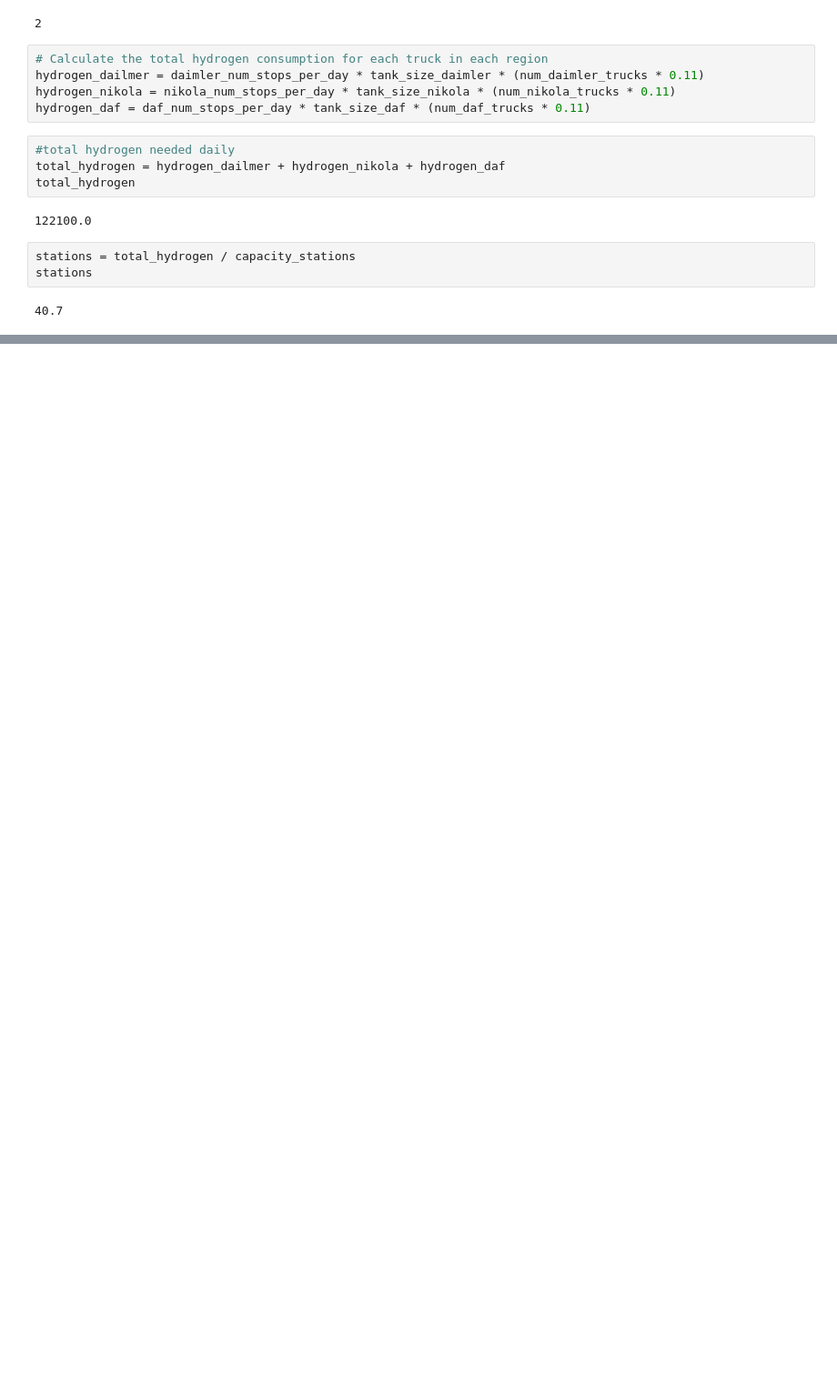
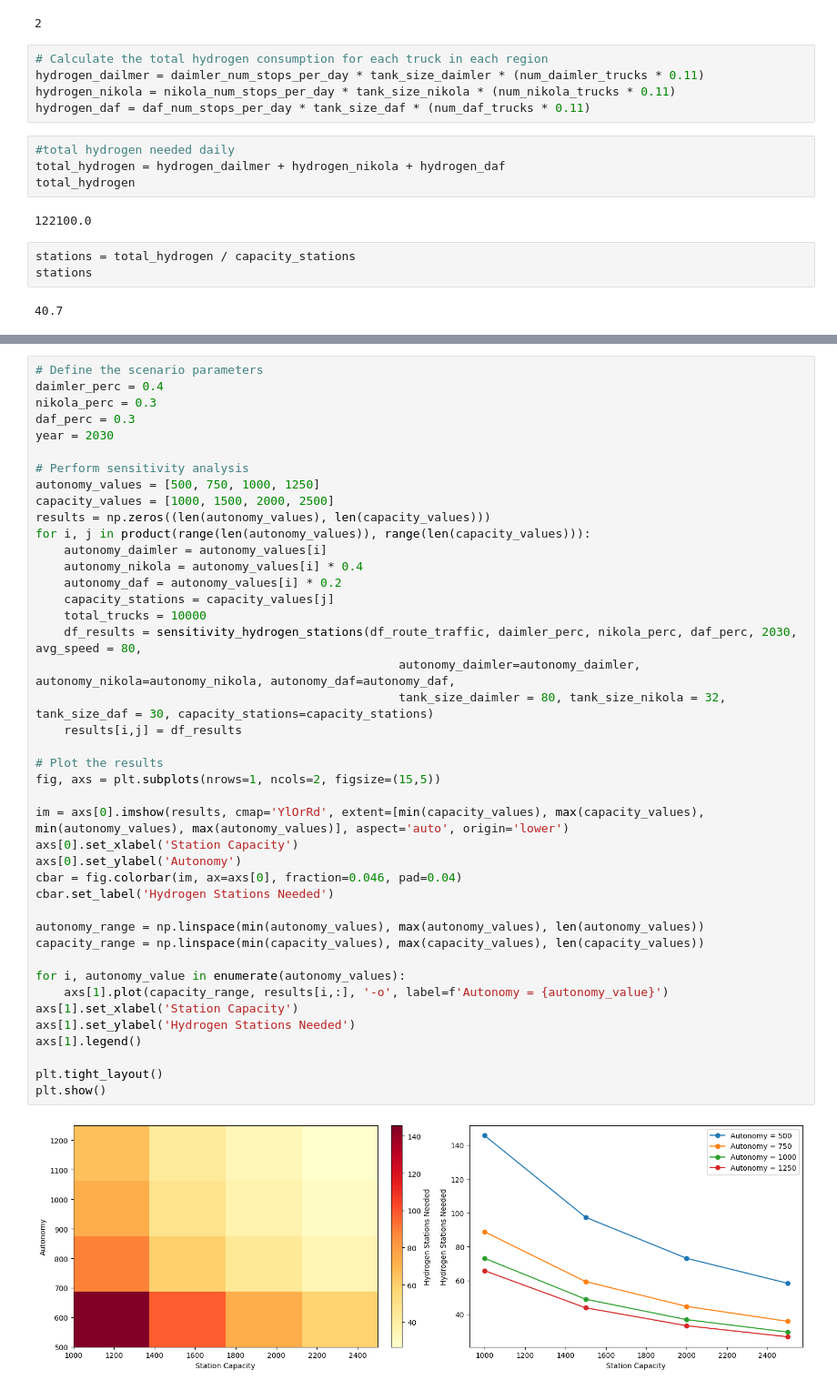
Before and after one commit to augustin-delabrosse/sustainability-challenge, a Jupyter notebook: NetworkAnalysis.ipynb, the cells around one changed output, grey strips where cells are left out. Shown at 91% size. Drawn from its saved outputs; the diff is of its cells as text; blank space fills up the shorter version.

```diff
--- a/NetworkAnalysis.ipynb
+++ b/NetworkAnalysis.ipynb
@@ -457,0 +634,44 @@ stations
+# %%
+# Define the scenario parameters
+daimler_perc = 0.4
+nikola_perc = 0.3
+daf_perc = 0.3
+year = 2030
+
+# Perform sensitivity analysis
+autonomy_values = [500, 750, 1000, 1250]
+capacity_values = [1000, 1500, 2000, 2500]
+results = np.zeros((len(autonomy_values), len(capacity_values)))
+for i, j in product(range(len(autonomy_values)), range(len(capacity_values))):
+    autonomy_daimler = autonomy_values[i]
+    autonomy_nikola = autonomy_values[i] * 0.4
+    autonomy_daf = autonomy_values[i] * 0.2
+    capacity_stations = capacity_values[j]
+    total_trucks = 10000
+    df_results = sensitivity_hydrogen_stations(df_route_traffic, daimler_perc, nikola_perc, daf_perc, 2030, avg_speed = 80,
+                                                   autonomy_daimler=autonomy_daimler, autonomy_nikola=autonomy_nikola, autonomy_daf=autonomy_daf,
+                                                   tank_size_daimler = 80, tank_size_nikola = 32, tank_size_daf = 30, capacity_stations=capacity_stations)
+    results[i,j] = df_results
+
+# Plot the results
+fig, axs = plt.subplots(nrows=1, ncols=2, figsize=(15,5))
+
+im = axs[0].imshow(results, cmap='YlOrRd', extent=[min(capacity_values), max(capacity_values), min(autonomy_values), max(autonomy_values)], aspect='auto', origin='lower')
+axs[0].set_xlabel('Station Capacity')
+axs[0].set_ylabel('Autonomy')
+cbar = fig.colorbar(im, ax=axs[0], fraction=0.046, pad=0.04)
+cbar.set_label('Hydrogen Stations Needed')
+
+autonomy_range = np.linspace(min(autonomy_values), max(autonomy_values), len(autonomy_values))
+capacity_range = np.linspace(min(capacity_values), max(capacity_values), len(capacity_values))
+
+for i, autonomy_value in enumerate(autonomy_values):
+    axs[1].plot(capacity_range, results[i,:], '-o', label=f'Autonomy = {autonomy_value}')
+axs[1].set_xlabel('Station Capacity')
+axs[1].set_ylabel('Hydrogen Stations Needed')
+axs[1].legend()
+
+plt.tight_layout()
+plt.show()
+# %% [output]
+[figure, added]
```
Also changed, not shown: parts of 10 cells of this notebook.
